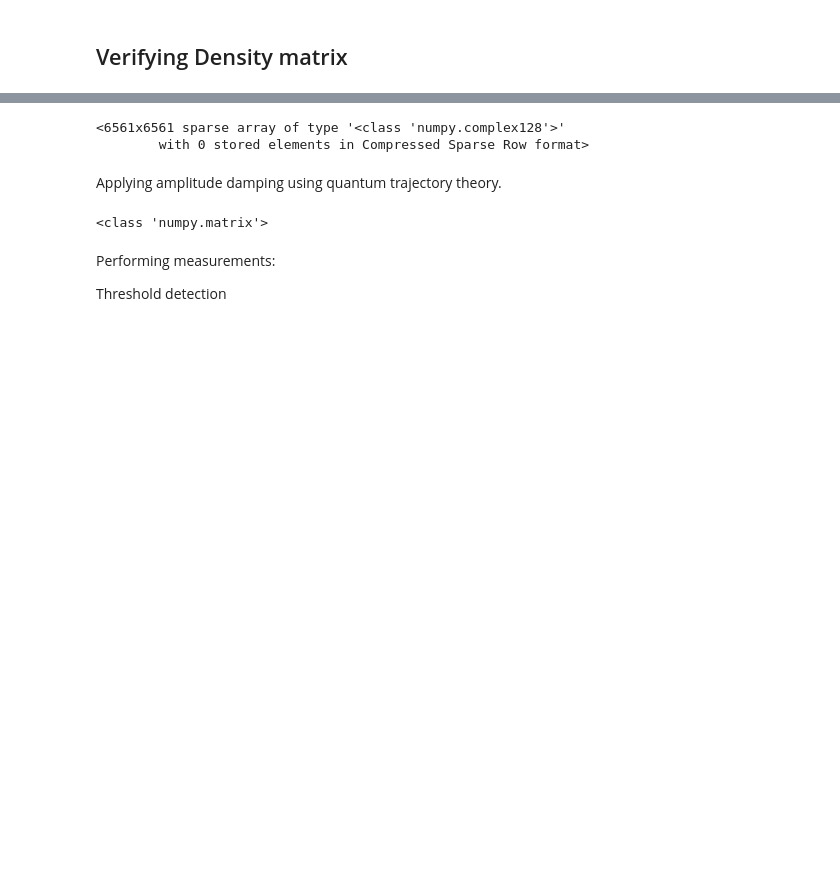
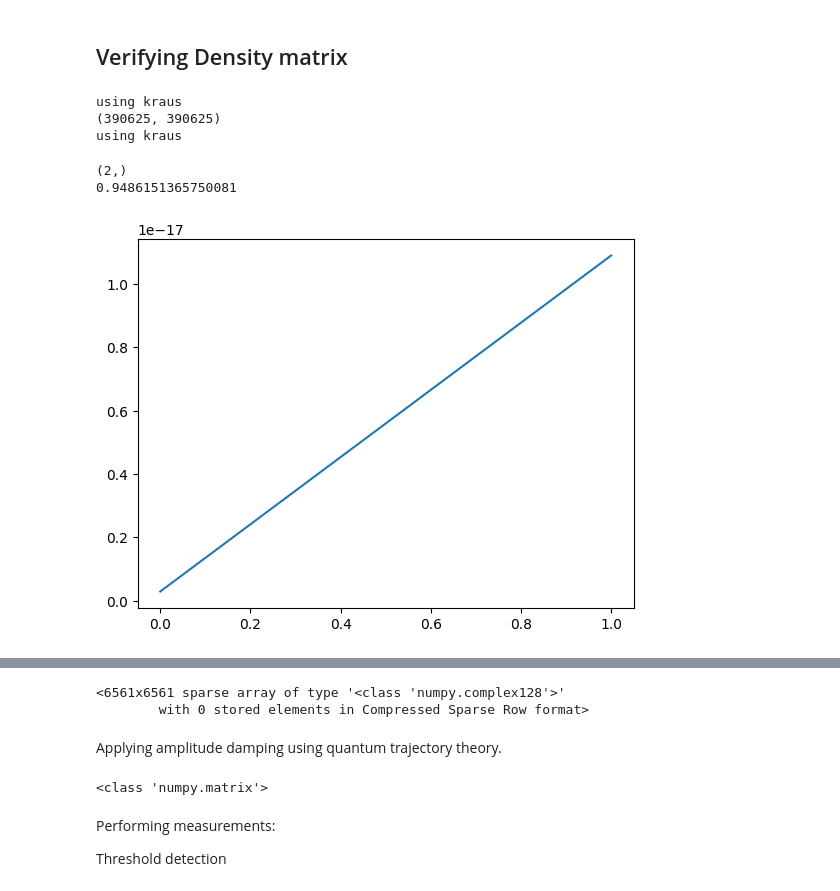
Before and after one commit to sequence-toolbox/SeQUeNCe, a Jupyter notebook: sequence_projects/swap_files/TN_swapping_trajectory.ipynb, the cells around one changed output, grey strips where cells are left out. Drawn from its saved outputs; the diff is of its cells as text; code cells hidden in the pictures; blank space fills up the shorter version.

Commit message:
Trying differences between kraus operator and direct method of implementing inefficioent detectors. Clearing commit stack.

```diff
--- a/sequence_projects/swap_files/TN_swapping_trajectory.ipynb
+++ b/sequence_projects/swap_files/TN_swapping_trajectory.ipynb
@@ -328,0 +356,48 @@ querying nodes: [8, 8]
+# %%
+from swap_sparse_direct import *
+# from sequence.components.polarization_fock.quantum_manager import _apply_kraus_operators
+
+a = qt.destroy(trunc+1).full()
+a = sp.csr_matrix(a)
+a_dag = a.T
+
+N = trunc+1
+vacuum = create_vacuum_state(num_modes=num_modes, N=N)
+
+psi, TMSV_state = light_source(vacuum, N, mean_photon_num, num_modes, error_tolerance, compress=True, contract=True)
+
+# Sparse matrix data:
+TMSV_state_dense = extend_state_sparse(TMSV_state) # TMSV_state was created earlier.
+
+TMSV_dm = TMSV_state_dense @ TMSV_state_dense.conj().T
+
+# damping_kraus_ops = _build_amp_damping_kraus_operators(loss_rate = channel_loss, N = N)
+# damping_kraus_ops_1 = [create_op(2, op, 4, N) for op in damping_kraus_ops]
+# damping_kraus_ops_2 = [create_op(6, op, 0, N) for op in damping_kraus_ops]
+
+# new_dm = 0
+# for kraus_op in damping_kraus_ops_1:
+#     new_dm += kraus_op @ TMSV_dm @ kraus_op.conj().T
+
+# old_dm = new_dm
+# new_dm = 0
+# for kraus_op in damping_kraus_ops_2:
+#     new_dm += kraus_op @ old_dm @ kraus_op.conj().T
+
+post_BSM_dm_direct = bell_state_measurement_sparse(TMSV_dm, N, det_eff, a_dag, use_kraus = True, is_dm = True)
+
+coincidence, idler_angle = rotate_and_measure_sparse(post_BSM_dm_direct, N, det_eff, a_dag)
+# %% [output]
+using kraus
+(390625, 390625)
+using kraus
+# %%
+print(np.array(coincidence[0]).shape)
+for i in coincidence:
+    plt.plot(i)
+visibility = (max(coincidence[0]) - min(coincidence[0])) / (max(coincidence[0]) + min(coincidence[0]))
+print(visibility)
+# %% [output]
+(2,)
+0.9486151365750081
+[figure, added]
```
Also changed, not shown: parts of 7 cells of this notebook, 2 other files.
